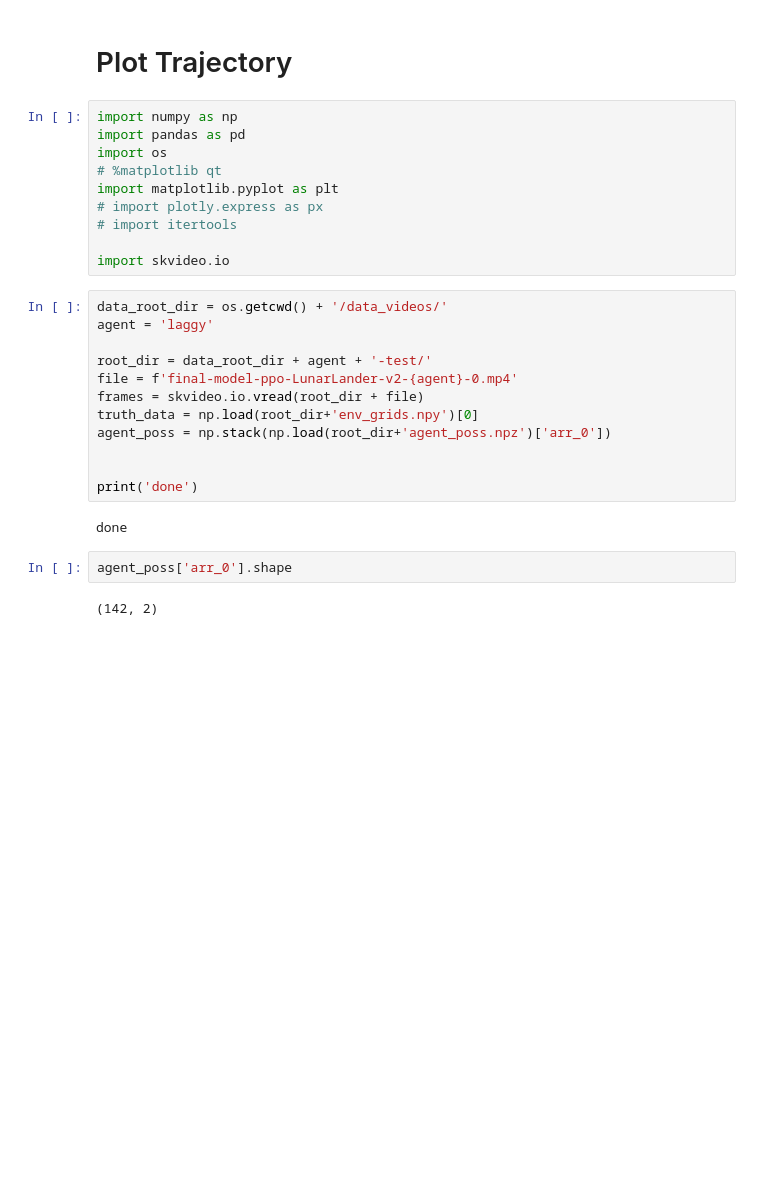
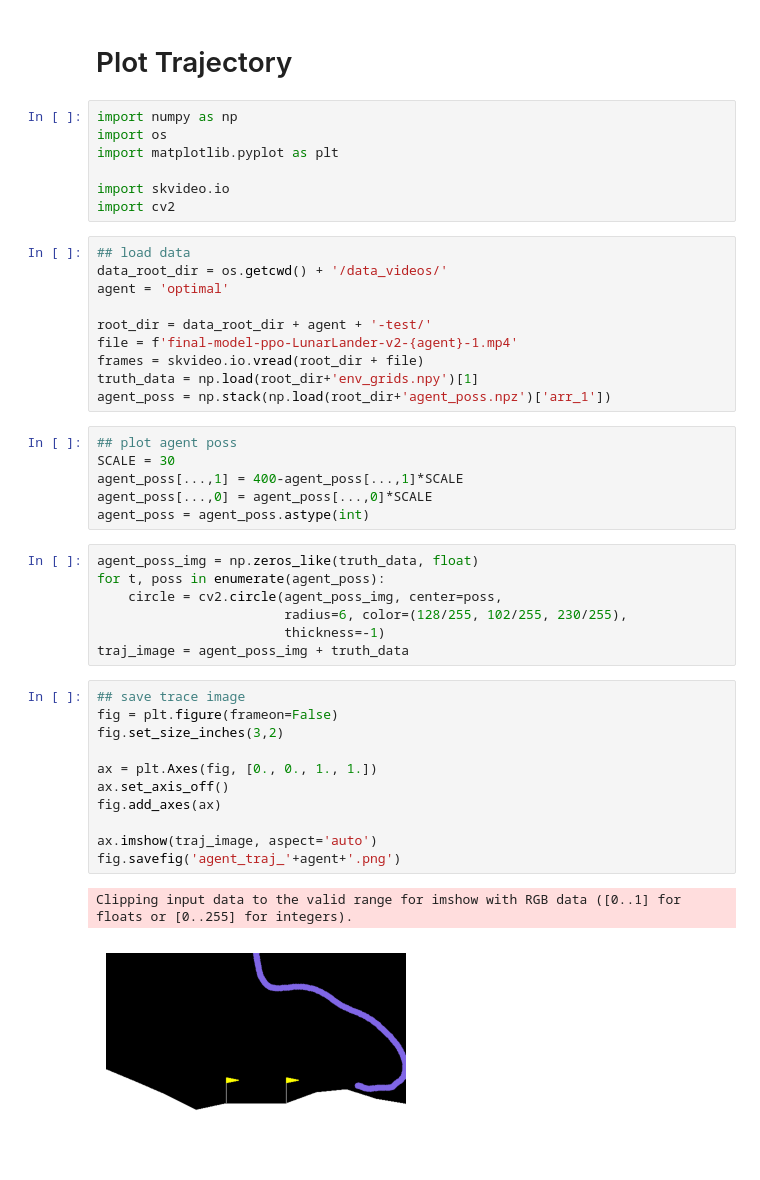
Before and after one commit to anniezhi/lunar-lander, a Jupyter notebook: plot_results.ipynb, the cells around one changed output. Cells and saved outputs as stored; diff of their text form; blank space fills up the shorter version.

Commit message:
plot videos of agents

```diff
--- a/plot_results.ipynb
+++ b/plot_results.ipynb
@@ -138,29 +138,45 @@ plt.scatter(tsne_proj[:,0],
 # Plot Trajectory
 # %%
 import numpy as np
-import pandas as pd
 import os
-# %matplotlib qt
 import matplotlib.pyplot as plt
-# import plotly.express as px
-# import itertools
 
 import skvideo.io
+import cv2
 # %%
+## load data
 data_root_dir = os.getcwd() + '/data_videos/'
-agent = 'laggy'
+agent = 'optimal'
 
 root_dir = data_root_dir + agent + '-test/'
-file = f'final-model-ppo-LunarLander-v2-{agent}-0.mp4'
+file = f'final-model-ppo-LunarLander-v2-{agent}-1.mp4'
 frames = skvideo.io.vread(root_dir + file)
-truth_data = np.load(root_dir+'env_grids.npy')[0]
-agent_poss = np.stack(np.load(root_dir+'agent_poss.npz')['arr_0'])
-
-
-print('done')
+truth_data = np.load(root_dir+'env_grids.npy')[1]
+agent_poss = np.stack(np.load(root_dir+'agent_poss.npz')['arr_1'])
-# %% [output]
-done
-# %%
-agent_poss['arr_0'].shape
-# %% [output]
-(142, 2)
+# %%
+## plot agent poss
+SCALE = 30
+agent_poss[...,1] = 400-agent_poss[...,1]*SCALE
+agent_poss[...,0] = agent_poss[...,0]*SCALE
+agent_poss = agent_poss.astype(int)
+# %%
+agent_poss_img = np.zeros_like(truth_data, float)
+for t, poss in enumerate(agent_poss):
+    circle = cv2.circle(agent_poss_img, center=poss,
+                        radius=6, color=(128/255, 102/255, 230/255),
+                        thickness=-1)
+traj_image = agent_poss_img + truth_data
+# %%
+## save trace image
+fig = plt.figure(frameon=False)
+fig.set_size_inches(3,2)
+
+ax = plt.Axes(fig, [0., 0., 1., 1.])
+ax.set_axis_off()
+fig.add_axes(ax)
+
+ax.imshow(traj_image, aspect='auto')
+fig.savefig('agent_traj_'+agent+'.png')
+# %% [output]
+Clipping input data to the valid range for imshow with RGB data ([0..1] for floats or [0..255] for integers).
+[figure, added]
```
Also changed, not shown: parts of 1 cell of this notebook.
